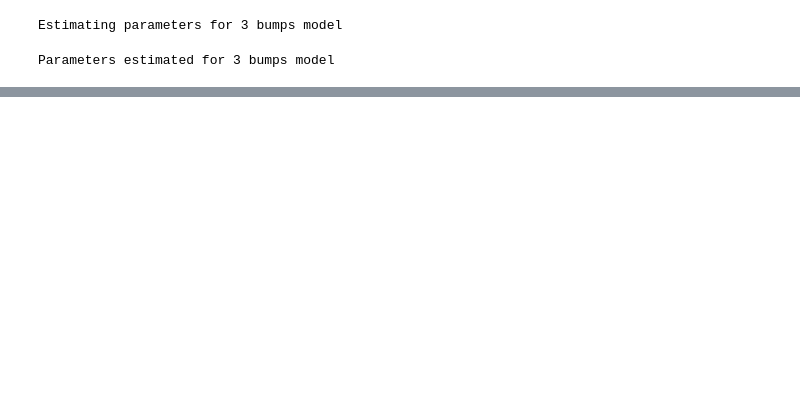
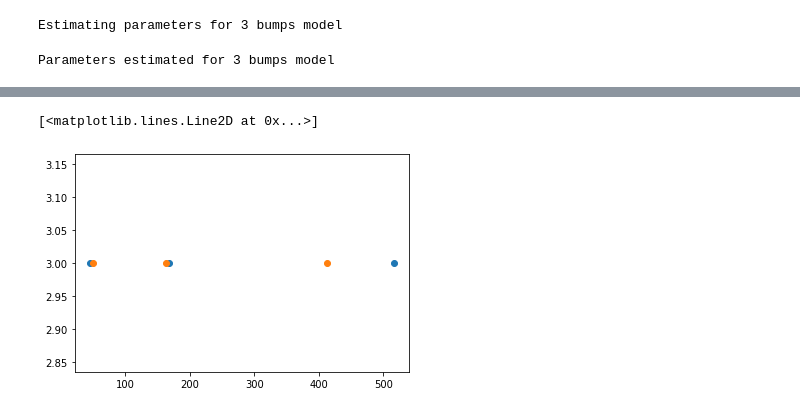
Before and after one commit to GWeindel/hmp, a Jupyter notebook: example_pipeline_condition-wise-analysis.ipynb, the cells around one changed output, grey strips where cells are left out. Drawn from its saved outputs; the diff is of its cells as text; code cells hidden in the pictures; blank space fills up the shorter version.

```diff
--- a/example_pipeline_condition-wise-analysis.ipynb
+++ b/example_pipeline_condition-wise-analysis.ipynb
@@ -322,0 +246,8 @@ plt.xlabel('Time (in samples)');
+# %%
+times = accuracy_init.mean_bump_times(bump3_estimates_accuracy)
+plt.plot(times, np.repeat(3, len(times)),'o')
+times = speed_init.mean_bump_times(bump3_estimates_speed)
+plt.plot(times, np.repeat(3, len(times)),'o')
+# %% [output]
+[<matplotlib.lines.Line2D at 0x...>]
+[figure, added]
```
Also changed, not shown: parts of 13 cells of this notebook, 1 other file.
